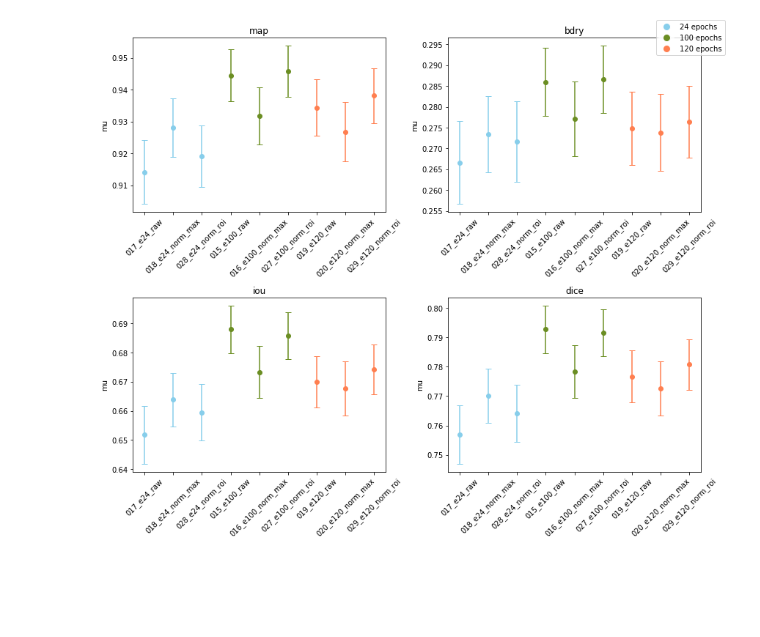
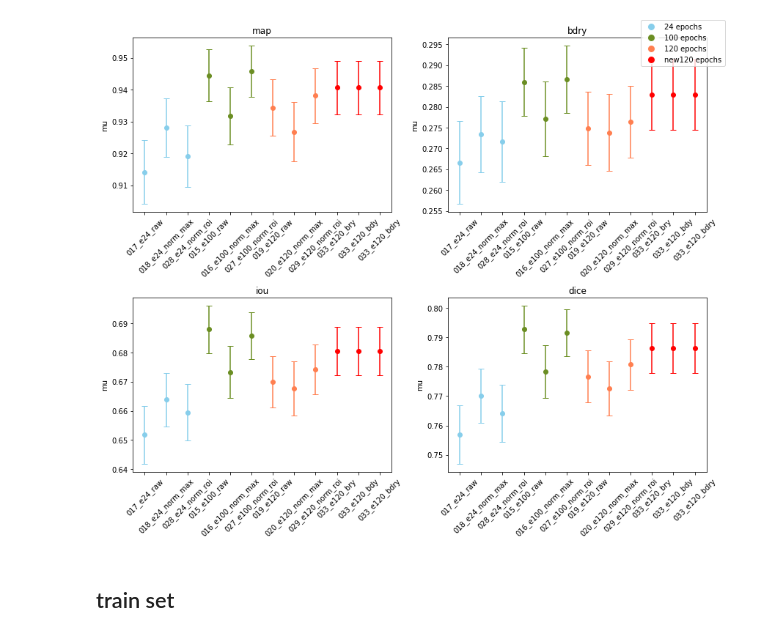
Before and after one commit to sunfanyi/Mask_RCNN_Occlusion, a Jupyter notebook: evaluate/plot_data.ipynb, the cells around one changed output. Cells and saved outputs as stored; diff of their text form; code cells hidden in the pictures; blank space fills up the shorter version.

```diff
--- a/evaluate/plot_data.ipynb
+++ b/evaluate/plot_data.ipynb
@@ -41,33 +49,35 @@ fig, axs = plt.subplots(2, 2, figsize=(12, 10))
 
 # Define categories
 categories = ["map", "bdry", "iou", "dice"]
 
 # Define colors and labels
-colors = ['skyblue', 'olivedrab', 'coral']
-labels = ['24 epochs', '100 epochs', '120 epochs']
+colors = ['skyblue', 'olivedrab', 'coral', 'red']
+labels = ['24 epochs', '100 epochs', '120 epochs', 'new120 epochs']
 
 # Prepare legend elements manually
 legend_elements = [Line2D([0], [0], marker='o', color='w', markerfacecolor=c, markersize=10)
                    for c in colors]
 
 # Loop over categories
 for ax, category in zip(axs.flatten(), categories):
     ax.set_title(category)
     ax.set_ylabel('mu')
     ax.set_xticks(range(len(df.index)))
     ax.set_xticklabels(df.index, rotation=45)
 
     model_names = df.index
 
     for i in range(0, len(model_names), 3):
         ax.errorbar(model_names[i:i+3], df.loc[model_names[i:i+3], (category, 'mu')],
                     yerr=df.loc[model_names[i:i+3], (category, 'delta_mu')],
                     fmt='o', capsize=4, color=colors[i//3])
 
 # Create a global legend
 fig.legend(legend_elements, labels, loc='upper right')
 
 plt.tight_layout()
 plt.show()
 # %% [output]
-[figure, old version]
+[figure, new version]
+# %% [markdown]
+## train set
```
Also changed, not shown: parts of 11 cells of this notebook, 7 other files.
